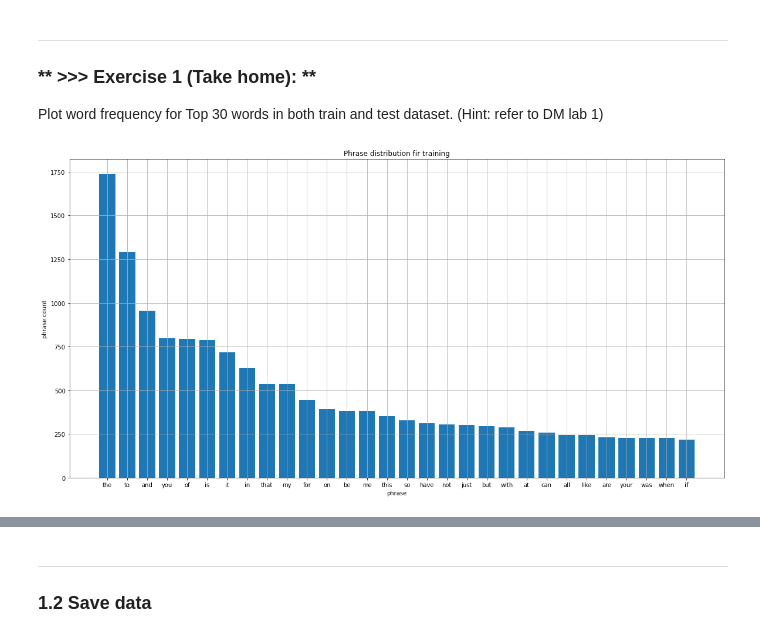
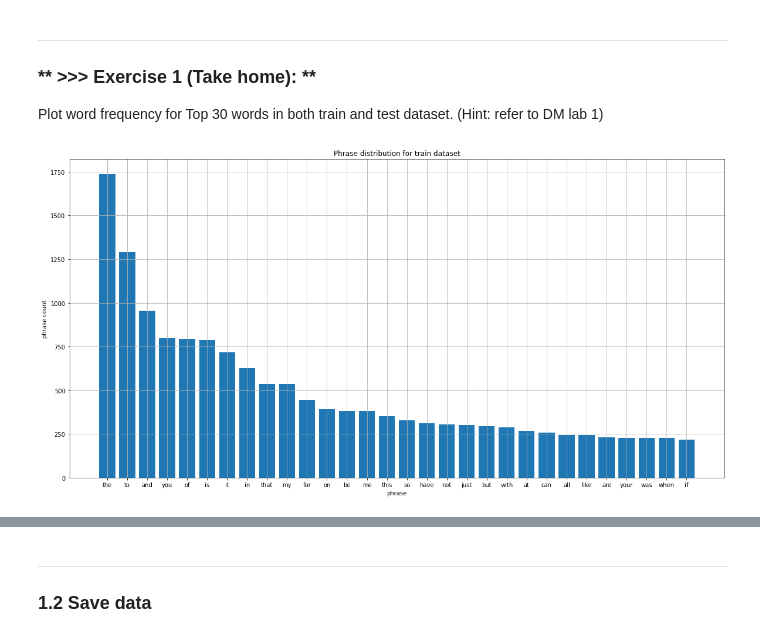
Before and after one commit to honey0703/DM2021-Lab2-master, a Jupyter notebook: DM2021_Lab2_master.ipynb, the cells around one changed output, grey strips where cells are left out. Drawn from its saved outputs; the diff is of its cells as text; code cells hidden in the pictures.

```diff
--- a/DM2021_Lab2_master.ipynb
+++ b/DM2021_Lab2_master.ipynb
@@ -119,35 +119,36 @@ import matplotlib.pyplot as plt
 
 #get word counts
 count_vect = CountVectorizer()
-word_counts = count_vect.fit_transform(train_df.text)
+word_counts = count_vect.fit_transform(train_df.text)     # count train dataset
 feature_name = count_vect.get_feature_names()
 
 #compute word frequencies
 word_frequencies = []
 for j in range(0,word_counts.shape[1]):
     word_frequencies.append(sum(word_counts[:,j].toarray()))
 word_frequencies = np.asarray(word_counts.sum(axis=0))[0]
 
 #sorted
 temp = []
 for i in range(word_frequencies.shape[0]):
     temp.append((feature_name[i], word_frequencies[i]))
 word_frequencies_sorted = sorted(temp, key = lambda x: x[1], reverse = True)
 
 top_word_name = []
 top_word_frequencies = []
 for w in word_frequencies_sorted[0:30]:
     top_word_name.append(w[0])
     top_word_frequencies.append(w[1])
 
 # plot
 fig, ax = plt.subplots(figsize=(20,10))
 plt.bar(top_word_name,top_word_frequencies)
 
+# arrange
 plt.ylabel('phrase count')
 plt.xlabel('phrase')
-plt.title('Phrase distribution for training')
+plt.title('Phrase distribution for train dataset')
 plt.grid(True)
 plt.show()
 # %% [output]
-[figure, old version]
+[figure, new version]
```
Also changed, not shown: parts of 15 cells of this notebook.
